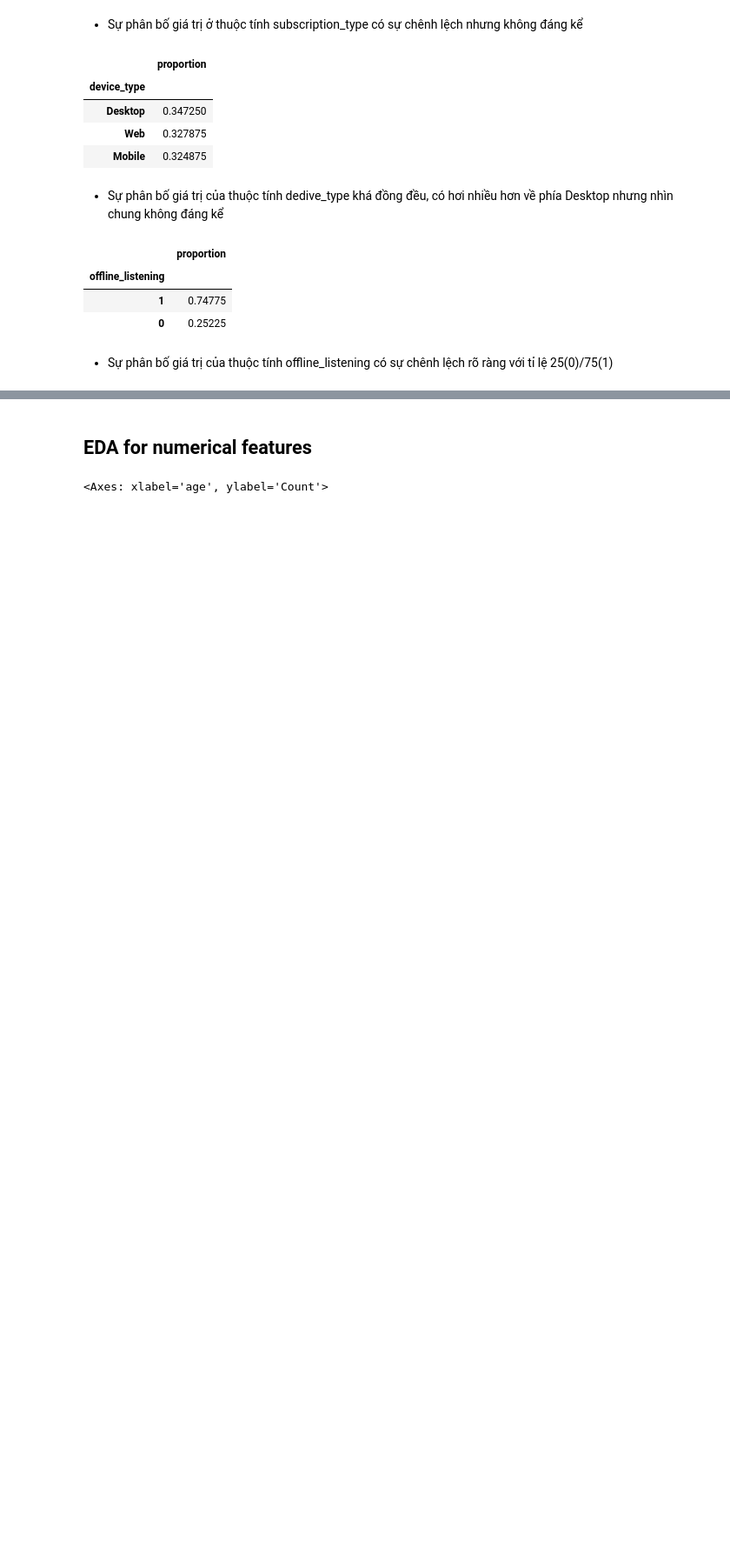
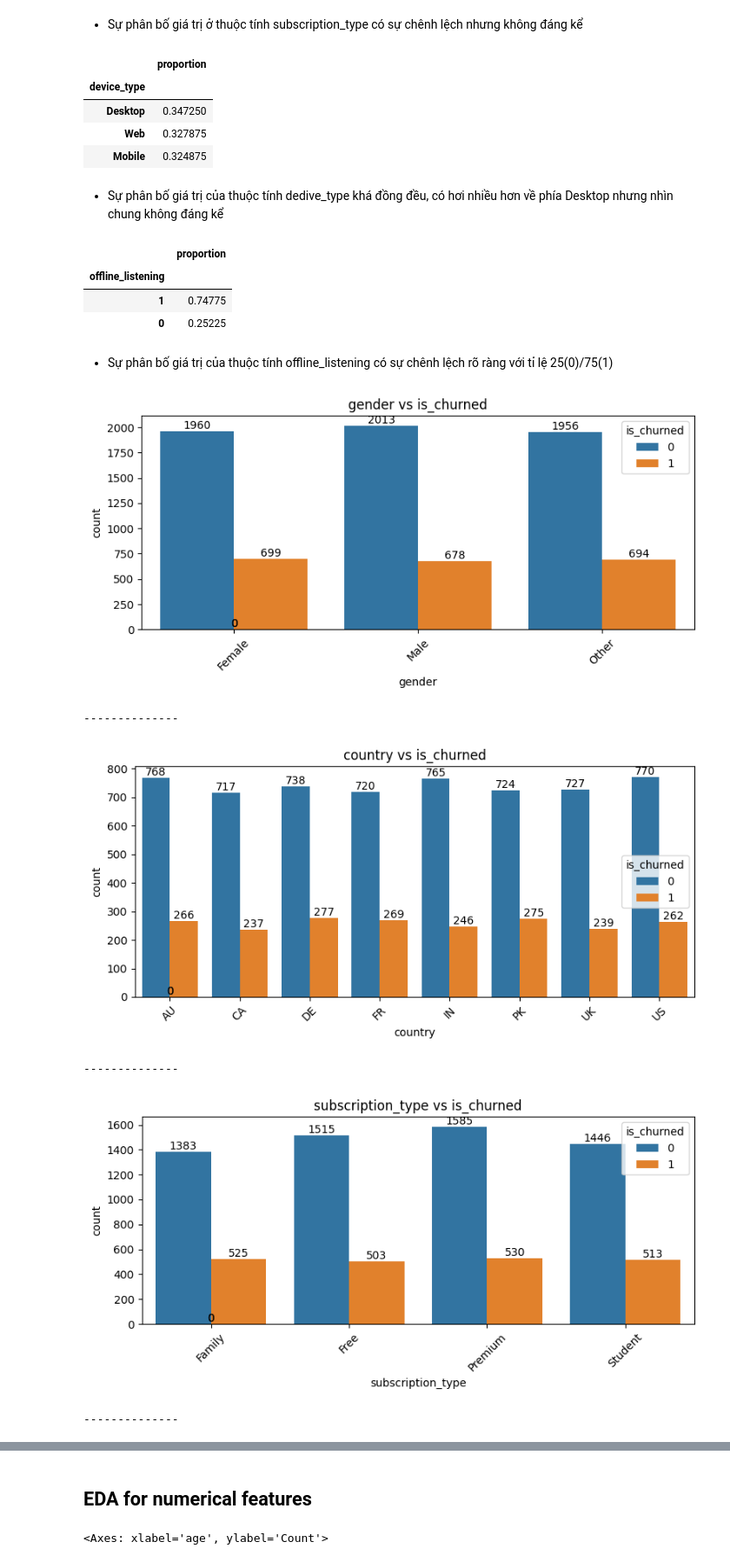
Before and after one commit to thanhdatho0/BTL_Data_Mining, a Jupyter notebook: Spotify_Churn.ipynb, the cells around one changed output, grey strips where cells are left out. Shown at 87% size. Cells and saved outputs as stored; diff of their text form; code cells hidden in the pictures; blank space fills up the shorter version.

```diff
--- a/Spotify_Churn.ipynb
+++ b/Spotify_Churn.ipynb
@@ -174,3 +209,28 @@ df['offline_listening'].value_counts(normalize=True).to_frame()
 | 0 | 0.25225 |
 # %% [markdown]
 * Sự phân bố giá trị của thuộc tính offline_listening có sự chênh lệch rõ ràng với tỉ lệ 25(0)/75(1)
+# %%
+for col in categorical_cols:
+    plt.figure(figsize=(8,4))
+    ax = sns.countplot(x=col, hue='is_churned', data=df)
+
+    # Vẽ số lượng trực tiếp trên từng cột
+    n_hue = len(df['is_churned'].unique())  # =2
+    for i, p in enumerate(ax.patches):
+        height = p.get_height()  # chính là số lượng
+        ax.annotate(f'{int(height)}',  # in ra số lượng nguyên
+                    (p.get_x() + p.get_width()/2, height),
+                    ha='center', va='bottom', fontsize=10, color='black')
+
+    plt.title(f'{col} vs is_churned')
+    plt.xticks(rotation=45)
+    plt.tight_layout()
+    plt.show()
+    print("--------------")
+# %% [output]
+[figure, added]
+--------------
+[figure, added]
+--------------
+[figure, added]
+--------------
```
Also changed, not shown: parts of 34 cells of this notebook.
